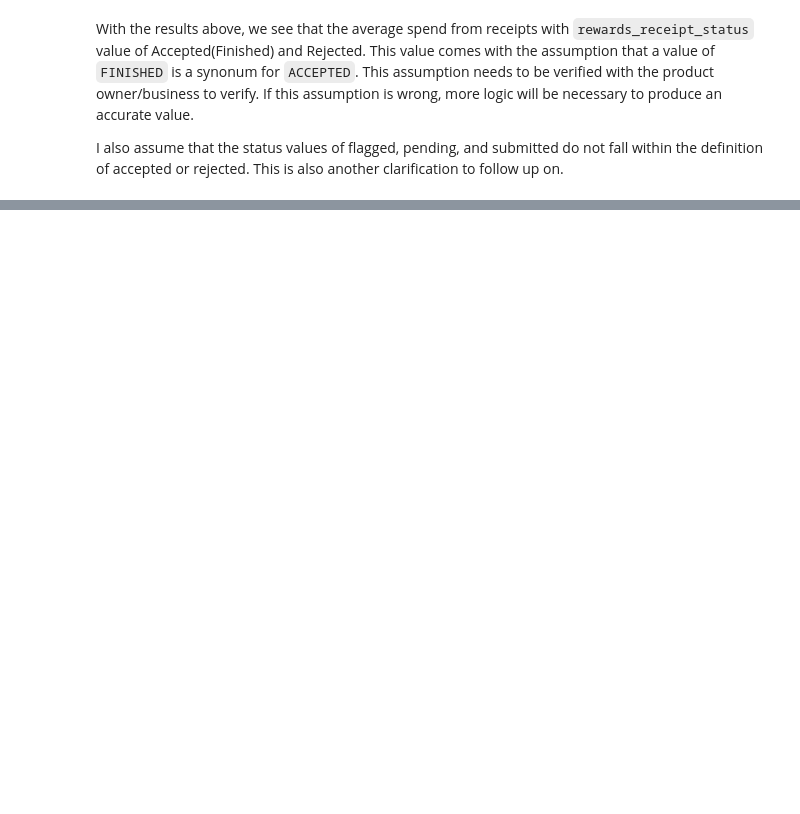
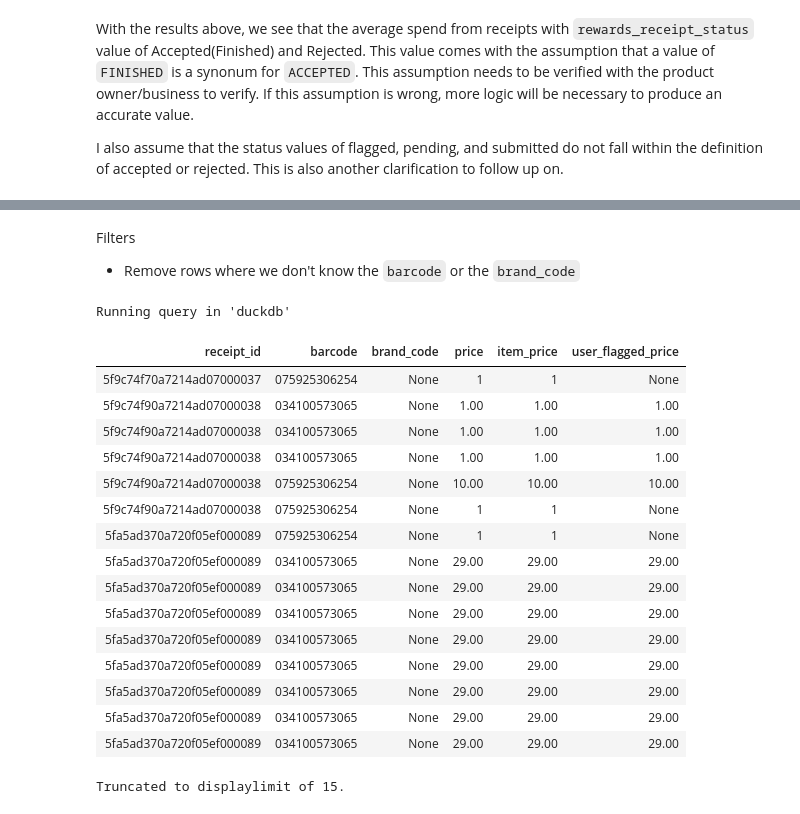
Before and after one commit to lucasasmith/rewards, a Jupyter notebook: queries/average_spend.ipynb, the cells around one changed output, grey strips where cells are left out. Saved outputs shown, nothing was run; the diff lists cells and outputs as text; code cells hidden in the pictures; blank space fills up the shorter version.

Commit message:
Add brand query

```diff
--- a/queries/average_spend.ipynb
+++ b/queries/average_spend.ipynb
@@ -68,0 +132,39 @@ I also assume that the status values of flagged, pending, and submitted do not f
+# %% [markdown]
+Filters
+- Remove rows where we don't know the `barcode` or the `brand_code`
+# %%
+%%sql
+select
+    ril.receipt_id,
+    ril.barcode,
+    ril.brand_code,
+    coalesce(ril.user_flagged_price, ril.item_price) as price,
+    ril.item_price,
+    ril.user_flagged_price
+from
+    core.receipts_item_list as ril
+where
+    -- filter out items if we don't know the brand or barcode
+    barcode is not null
+    or brand_code is not null
+order by
+    receipt_id
+# %% [output]
+Running query in 'duckdb'
+| receipt_id | barcode | brand_code | price | item_price | user_flagged_price |
+| 5f9c74f70a7214ad07000037 | 075925306254 | None | 1 | 1 | None |
+| 5f9c74f90a7214ad07000038 | 034100573065 | None | 1.00 | 1.00 | 1.00 |
+| 5f9c74f90a7214ad07000038 | 034100573065 | None | 1.00 | 1.00 | 1.00 |
+| 5f9c74f90a7214ad07000038 | 034100573065 | None | 1.00 | 1.00 | 1.00 |
+| 5f9c74f90a7214ad07000038 | 075925306254 | None | 10.00 | 10.00 | 10.00 |
+| 5f9c74f90a7214ad07000038 | 075925306254 | None | 1 | 1 | None |
+| 5fa5ad370a720f05ef000089 | 075925306254 | None | 1 | 1 | None |
+| 5fa5ad370a720f05ef000089 | 034100573065 | None | 29.00 | 29.00 | 29.00 |
+| 5fa5ad370a720f05ef000089 | 034100573065 | None | 29.00 | 29.00 | 29.00 |
+| 5fa5ad370a720f05ef000089 | 034100573065 | None | 29.00 | 29.00 | 29.00 |
+| 5fa5ad370a720f05ef000089 | 034100573065 | None | 29.00 | 29.00 | 29.00 |
+| 5fa5ad370a720f05ef000089 | 034100573065 | None | 29.00 | 29.00 | 29.00 |
+| 5fa5ad370a720f05ef000089 | 034100573065 | None | 29.00 | 29.00 | 29.00 |
+| 5fa5ad370a720f05ef000089 | 034100573065 | None | 29.00 | 29.00 | 29.00 |
+| 5fa5ad370a720f05ef000089 | 034100573065 | None | 29.00 | 29.00 | 29.00 |
+Truncated to displaylimit of 15.
```
Also changed, not shown: parts of 10 cells of this notebook.
